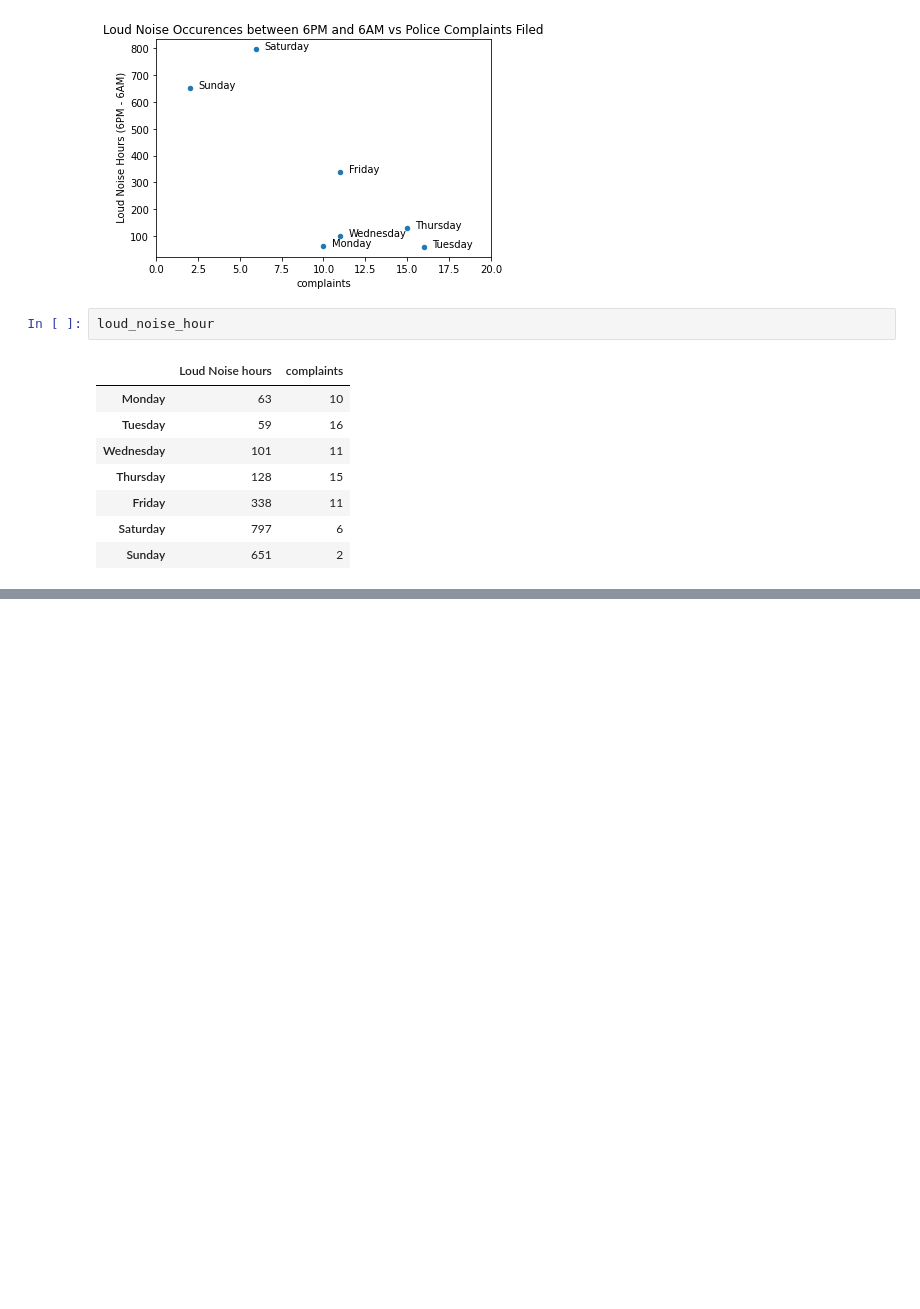
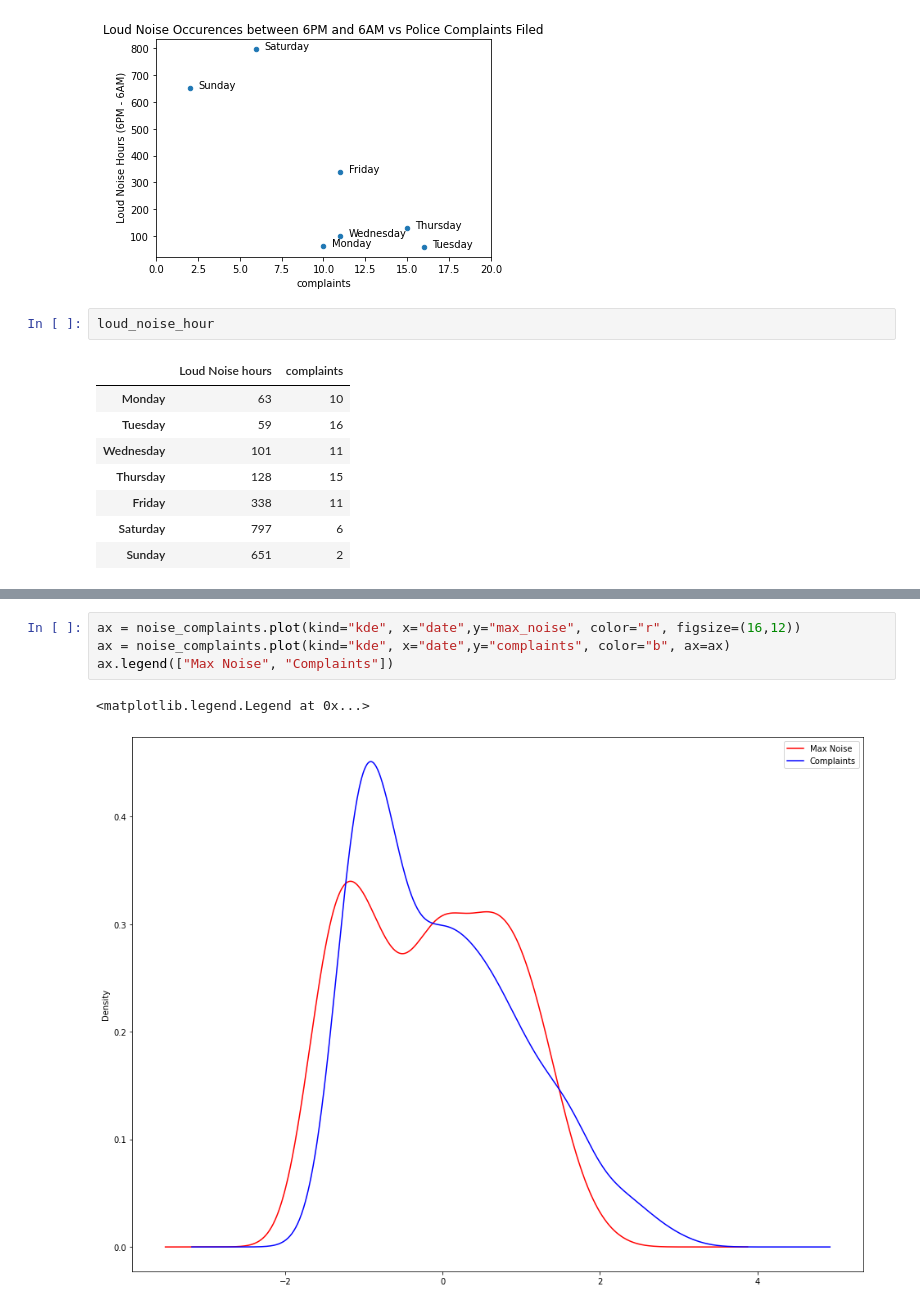
Before and after one commit to xssChauhan/torino-noise, a Jupyter notebook: Torino Data.ipynb, the cells around one changed output, grey strips where cells are left out. Cells and saved outputs as stored; diff of their text form; blank space fills up the shorter version.

```diff
--- a/Torino Data.ipynb
+++ b/Torino Data.ipynb
@@ -813,0 +895,7 @@ loud_noise_hour
+# %%
+ax = noise_complaints.plot(kind="kde", x="date",y="max_noise", color="r", figsize=(16,12))
+ax = noise_complaints.plot(kind="kde", x="date",y="complaints", color="b", ax=ax)
+ax.legend(["Max Noise", "Complaints"])
+# %% [output]
+<matplotlib.legend.Legend at 0x...>
+[figure, added]
```
Also changed, not shown: parts of 9 cells of this notebook.
